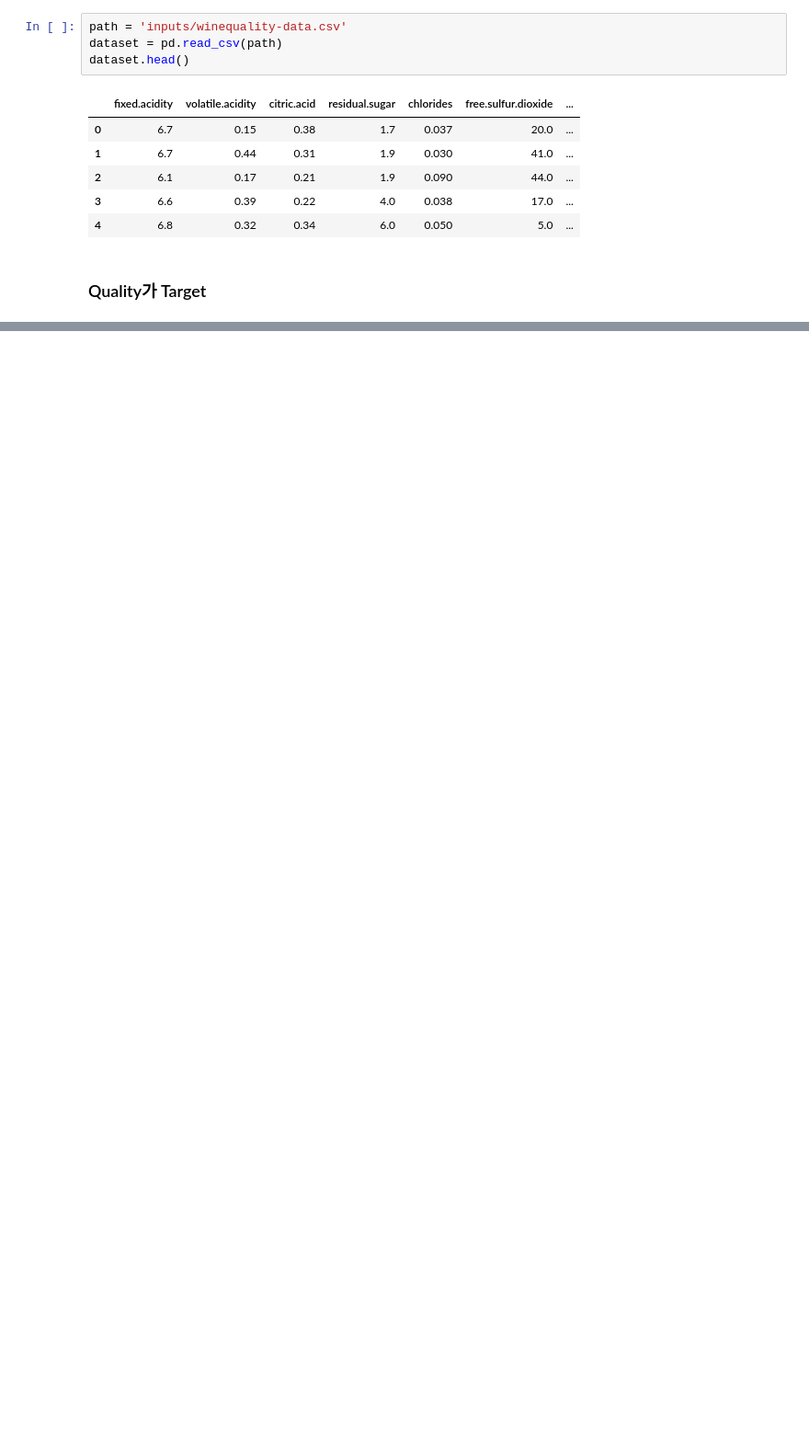
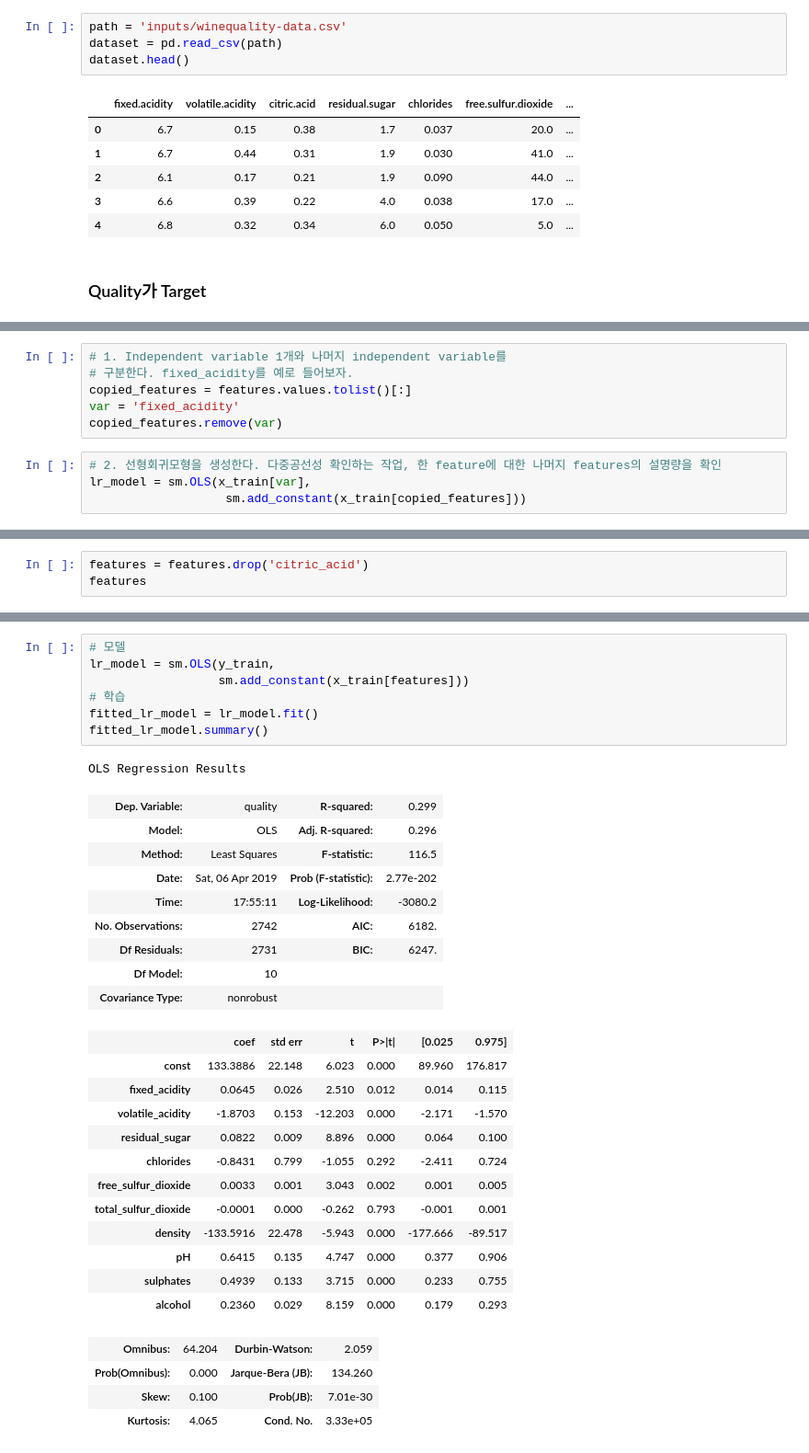
Before and after one commit to tkdguq05/TIL, a Jupyter notebook: Fastcampus/DSES_math_Linear_Regression01.ipynb, the cells around one changed output, grey strips where cells are left out. Shown: that part at 92% size. Saved outputs shown, nothing was run; the diff lists cells and outputs as text; blank space fills up the shorter version.

```diff
--- a/Fastcampus/DSES_math_Linear_Regression01.ipynb
+++ b/Fastcampus/DSES_math_Linear_Regression01.ipynb
@@ -17,0 +254,10 @@ dataset.head()
+# %%
+# 1. Independent variable 1개와 나머지 independent variable를
+# 구분한다. fixed_acidity를 예로 들어보자.
+copied_features = features.values.tolist()[:]
+var = 'fixed_acidity'
+copied_features.remove(var)
+# %%
+# 2. 선형회귀모형을 생성한다. 다중공선성 확인하는 작업, 한 feature에 대한 나머지 features의 설명량을 확인
+lr_model = sm.OLS(x_train[var],
+                   sm.add_constant(x_train[copied_features]))
@@ -17,0 +289,3 @@ dataset.head()
+# %%
+features = features.drop('citric_acid')
+features
@@ -17,0 +297,34 @@ dataset.head()
+# %%
+# 모델
+lr_model = sm.OLS(y_train,
+                  sm.add_constant(x_train[features]))
+# 학습
+fitted_lr_model = lr_model.fit()
+fitted_lr_model.summary()
+# %% [output]
+OLS Regression Results
+| Dep. Variable: | quality | R-squared: | 0.299 |
+| Model: | OLS | Adj. R-squared: | 0.296 |
+| Method: | Least Squares | F-statistic: | 116.5 |
+| Date: | Sat, 06 Apr 2019 | Prob (F-statistic): | 2.77e-202 |
+| Time: | 17:55:11 | Log-Likelihood: | -3080.2 |
+| No. Observations: | 2742 | AIC: | 6182. |
+| Df Residuals: | 2731 | BIC: | 6247. |
+| Df Model: | 10 |  |  |
+| Covariance Type: | nonrobust |  |  |
+|  | coef | std err | t | P>|t| | [0.025 | 0.975] |
+| const | 133.3886 | 22.148 | 6.023 | 0.000 | 89.960 | 176.817 |
+| fixed_acidity | 0.0645 | 0.026 | 2.510 | 0.012 | 0.014 | 0.115 |
+| volatile_acidity | -1.8703 | 0.153 | -12.203 | 0.000 | -2.171 | -1.570 |
+| residual_sugar | 0.0822 | 0.009 | 8.896 | 0.000 | 0.064 | 0.100 |
+| chlorides | -0.8431 | 0.799 | -1.055 | 0.292 | -2.411 | 0.724 |
+| free_sulfur_dioxide | 0.0033 | 0.001 | 3.043 | 0.002 | 0.001 | 0.005 |
+| total_sulfur_dioxide | -0.0001 | 0.000 | -0.262 | 0.793 | -0.001 | 0.001 |
+| density | -133.5916 | 22.478 | -5.943 | 0.000 | -177.666 | -89.517 |
+| pH | 0.6415 | 0.135 | 4.747 | 0.000 | 0.377 | 0.906 |
+| sulphates | 0.4939 | 0.133 | 3.715 | 0.000 | 0.233 | 0.755 |
+| alcohol | 0.2360 | 0.029 | 8.159 | 0.000 | 0.179 | 0.293 |
+| Omnibus: | 64.204 | Durbin-Watson: | 2.059 |
+| Prob(Omnibus): | 0.000 | Jarque-Bera (JB): | 134.260 |
+| Skew: | 0.100 | Prob(JB): | 7.01e-30 |
+| Kurtosis: | 4.065 | Cond. No. | 3.33e+05 |
```
Also changed, not shown: parts of 71 cells of this notebook.
